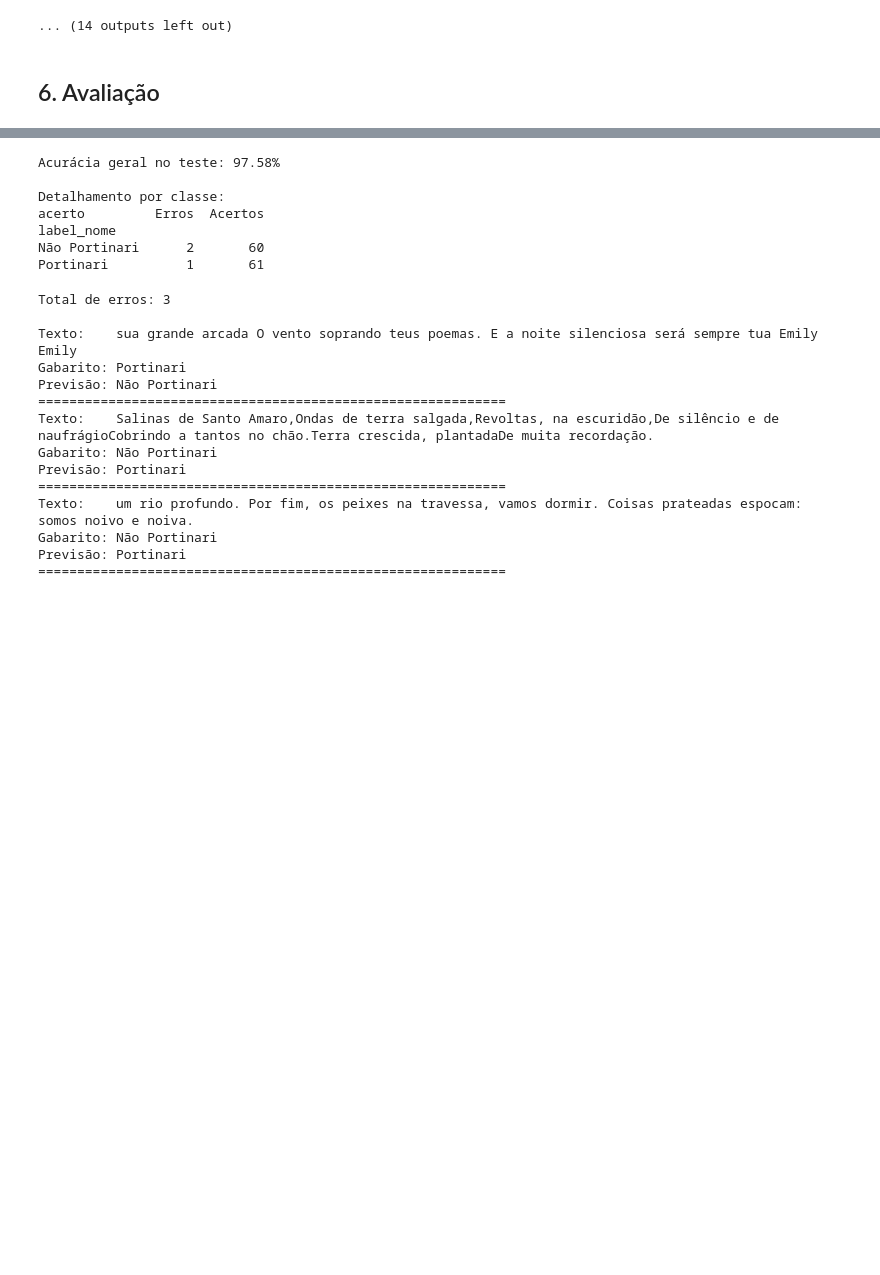
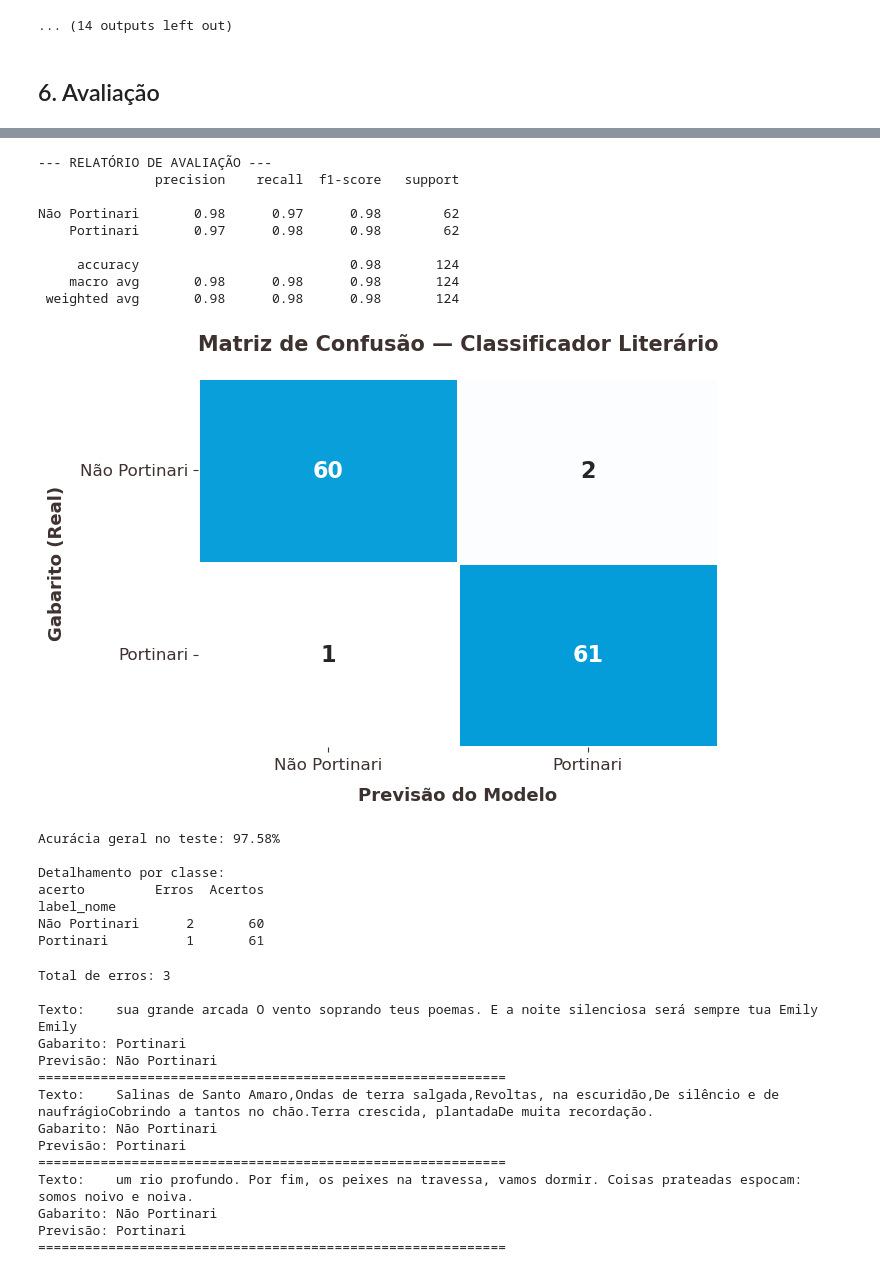
Before and after one commit to Mateus-Band/Projeto-Portinari, a Jupyter notebook: LLM_Poemas/gerador_base_corrigido.ipynb, the cells around one changed output, grey strips where cells are left out. Saved outputs shown, nothing was run; the diff lists cells and outputs as text; code cells hidden in the pictures; blank space fills up the shorter version.

```diff
--- a/LLM_Poemas/gerador_base_corrigido.ipynb
+++ b/LLM_Poemas/gerador_base_corrigido.ipynb
@@ -433,0 +400,65 @@ Não Portinari       0.98      0.97      0.98        62
+# %%
+from sklearn.metrics import classification_report, confusion_matrix, ConfusionMatrixDisplay
+import numpy as np
+import matplotlib.pyplot as plt
+
+preds_output = trainer_fold.predict(dataset_teste)
+y_pred = np.argmax(preds_output.predictions, axis=1)
+y_true = preds_output.label_ids
+
+nomes_classes = ['Não Portinari', 'Portinari']
+
+print("--- RELATÓRIO DE AVALIAÇÃO ---")
+print(classification_report(y_true, y_pred, target_names=nomes_classes))
+
+cm = confusion_matrix(y_true, y_pred)
+
+disp = ConfusionMatrixDisplay(cm, display_labels=nomes_classes)
+
+import matplotlib.pyplot as plt
+import seaborn as sns
+from matplotlib.colors import LinearSegmentedColormap
+
+# 1. Definindo a sua paleta de cores
+cor_fundo = '#FFFFFF'      # Creme suave
+cor_texto = '#3D322F'      # Marrom profundo
+cor_destaque = '#049DD9'   # Verde-Azulado (Teal)
+
+# Criando um degradê personalizado do creme para o verde-azulado
+meu_cmap = LinearSegmentedColormap.from_list("TealCustom", [cor_fundo, cor_destaque])
+
+# 2. Configurando a figura
+fig, ax = plt.subplots(figsize=(7, 5))
+fig.patch.set_facecolor(cor_fundo) # Pinta o fundo fora do gráfico
+ax.set_facecolor(cor_fundo)        # Pinta o fundo do gráfico
+
+# 3. Desenhando a Matriz com Seaborn
+sns.heatmap(cm,
+            annot=True,            # Mostra os números
+            fmt='d',               # Formato inteiro
+            cmap=meu_cmap,         # Usa nosso degradê personalizado
+            ax=ax,
+            cbar=False,            # Remove a barra de cores lateral para ficar mais limpo
+            linewidths=2,          # Espaço entre os quadrados
+            linecolor=cor_fundo,   # Cor da linha entre os quadrados
+            annot_kws={"size": 16, "weight": "bold"}) # Tamanho da fonte dos números
+
+# 4. Estilizando textos, títulos e eixos
+ax.set_xticklabels(nomes_classes, fontsize=12, color=cor_texto)
+ax.set_yticklabels(nomes_classes, fontsize=12, color=cor_texto, rotation=0)
+
+ax.set_xlabel('Previsão do Modelo', fontsize=13, color=cor_texto, labelpad=10, weight='bold')
+ax.set_ylabel('Gabarito (Real)', fontsize=13, color=cor_texto, labelpad=10, weight='bold')
+ax.set_title('Matriz de Confusão — Classificador Literário',
+             fontsize=15, color=cor_texto, pad=20, weight='bold')
+
+# Mudando a cor dos risquinhos (ticks) dos eixos
+ax.tick_params(colors=cor_texto)
+
+# 5. Ajustes finais e salvamento
+plt.tight_layout()
+
+# Salva a imagem mantendo a cor de fundo (facecolor)
+plt.savefig('confusion_matrix_bonita.png', dpi=300, facecolor=fig.get_facecolor(), edgecolor='none')
+plt.show()
+# %% [output]
@@ -434,3 +466,13 @@ Não Portinari       0.98      0.97      0.98        62
+--- RELATÓRIO DE AVALIAÇÃO ---
+               precision    recall  f1-score   support
+
+Não Portinari       0.98      0.97      0.98        62
+    Portinari       0.97      0.98      0.98        62
+
+     accuracy                           0.98       124
+    macro avg       0.98      0.98      0.98       124
+ weighted avg       0.98      0.98      0.98       124
+[figure, added]
 # %%
 # Salvar resultados detalhados em CSV
 resultados_df = teste_df.copy()
```
Also changed, not shown: parts of 5 cells of this notebook, 2 other files.
